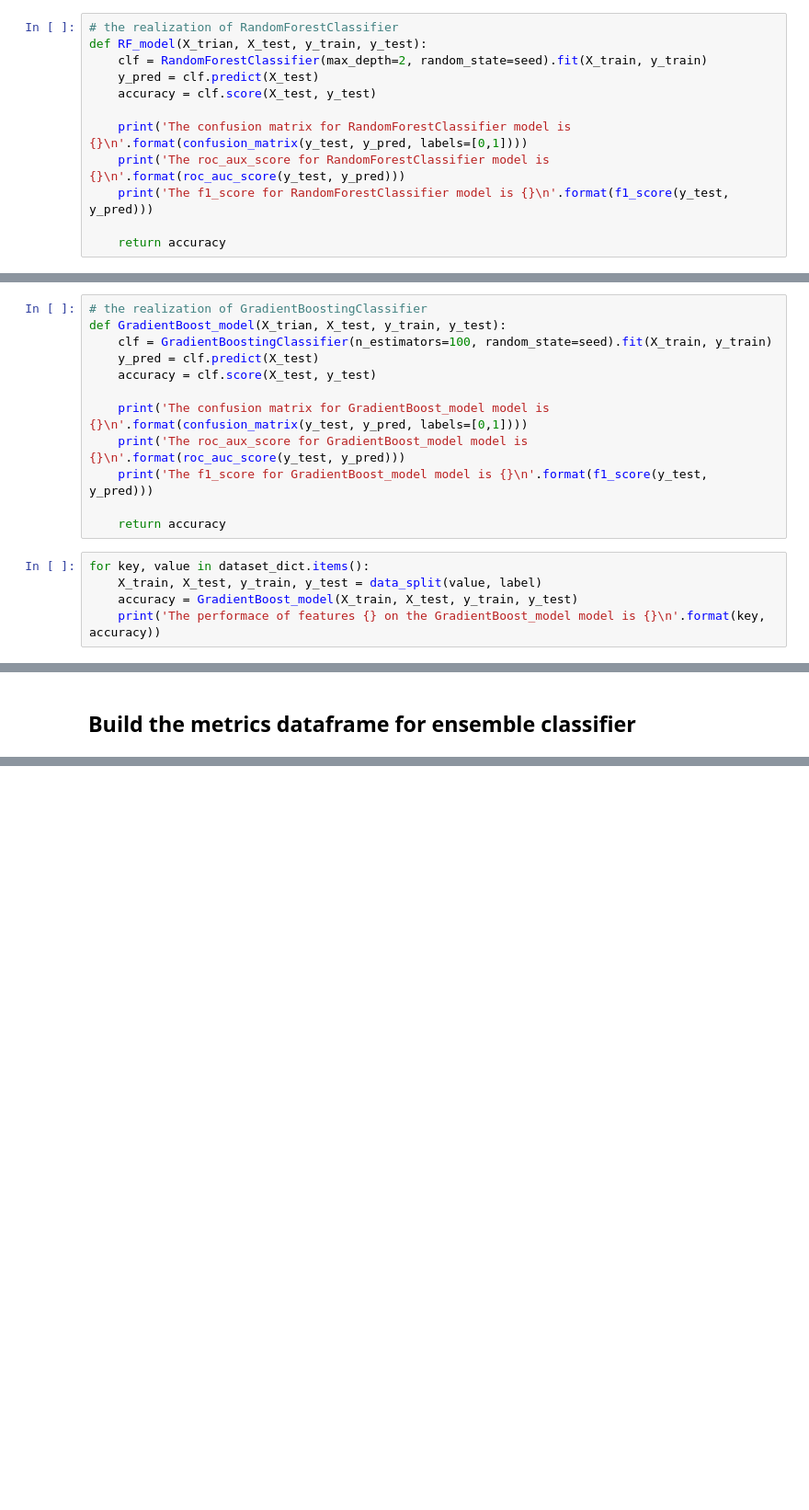
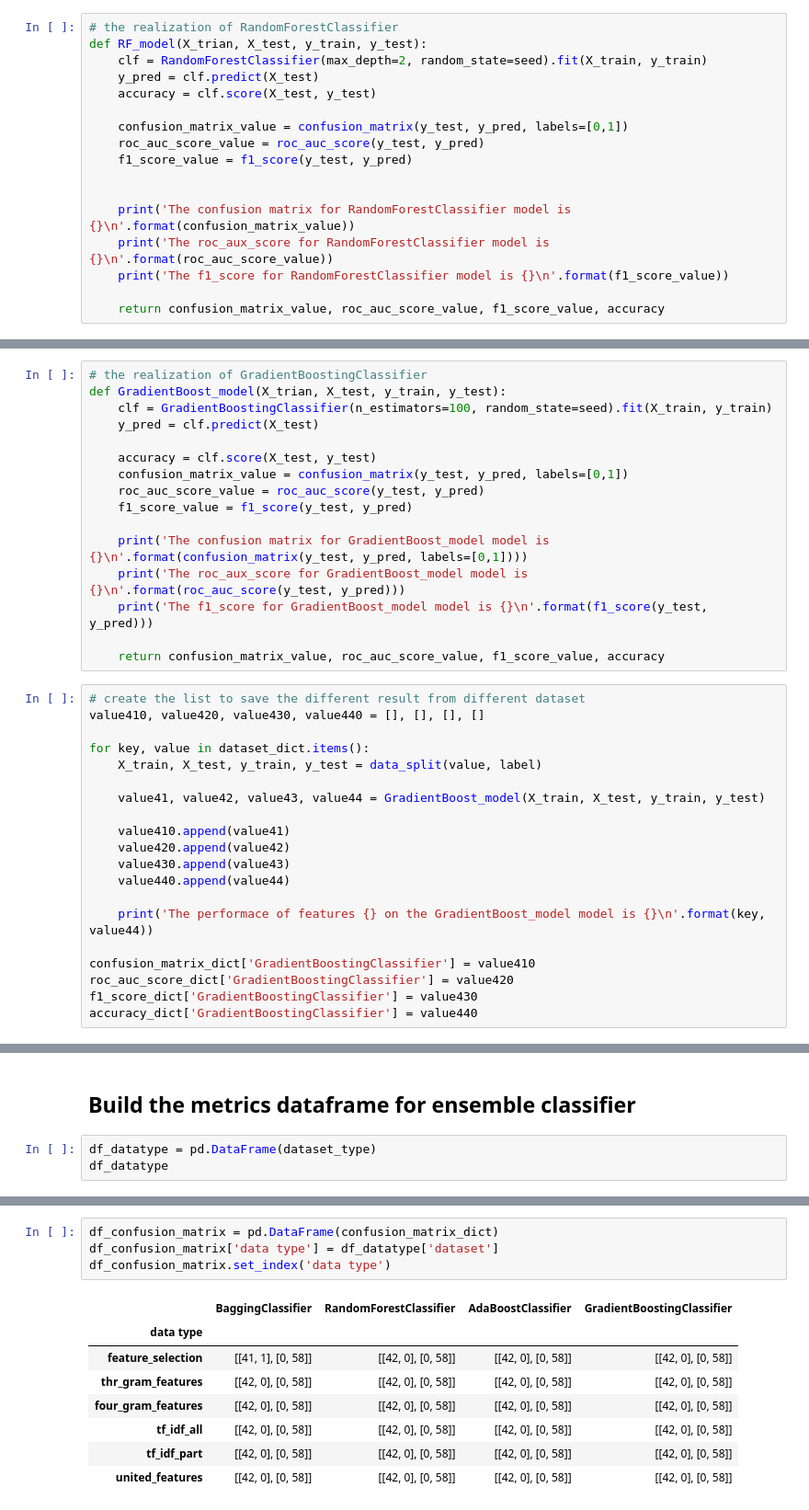
Before and after one commit to Wapiti08/Defense_Evasion_with_GAN, a Jupyter notebook: Classifier/ensemble_classifier_comparison.ipynb, the cells around one changed output, grey strips where cells are left out. Shown: that part at 92% size. Cells and saved outputs as stored; diff of their text form; blank space fills up the shorter version.

Commit message:
finished GAN-classifier

```diff
--- a/Classifier/ensemble_classifier_comparison.ipynb
+++ b/Classifier/ensemble_classifier_comparison.ipynb
@@ -113,9 +147,14 @@ def RF_model(X_trian, X_test, y_train, y_test):
     y_pred = clf.predict(X_test)
     accuracy = clf.score(X_test, y_test)
 
-    print('The confusion matrix for RandomForestClassifier model is {}\n'.format(confusion_matrix(y_test, y_pred, labels=[0,1])))
-    print('The roc_aux_score for RandomForestClassifier model is {}\n'.format(roc_auc_score(y_test, y_pred)))
-    print('The f1_score for RandomForestClassifier model is {}\n'.format(f1_score(y_test, y_pred)))
+    confusion_matrix_value = confusion_matrix(y_test, y_pred, labels=[0,1])
+    roc_auc_score_value = roc_auc_score(y_test, y_pred)
+    f1_score_value = f1_score(y_test, y_pred)
 
-    return accuracy
+
+    print('The confusion matrix for RandomForestClassifier model is {}\n'.format(confusion_matrix_value))
+    print('The roc_aux_score for RandomForestClassifier model is {}\n'.format(roc_auc_score_value))
+    print('The f1_score for RandomForestClassifier model is {}\n'.format(f1_score_value))
+
+    return confusion_matrix_value, roc_auc_score_value, f1_score_value, accuracy
 # %%
@@ -185,18 +257,37 @@ The performace of features united_features on the RandomForestClassifier model i
 def GradientBoost_model(X_trian, X_test, y_train, y_test):
     clf = GradientBoostingClassifier(n_estimators=100, random_state=seed).fit(X_train, y_train)
     y_pred = clf.predict(X_test)
+
     accuracy = clf.score(X_test, y_test)
+    confusion_matrix_value = confusion_matrix(y_test, y_pred, labels=[0,1])
+    roc_auc_score_value = roc_auc_score(y_test, y_pred)
+    f1_score_value = f1_score(y_test, y_pred)
 
     print('The confusion matrix for GradientBoost_model model is {}\n'.format(confusion_matrix(y_test, y_pred, labels=[0,1])))
     print('The roc_aux_score for GradientBoost_model model is {}\n'.format(roc_auc_score(y_test, y_pred)))
     print('The f1_score for GradientBoost_model model is {}\n'.format(f1_score(y_test, y_pred)))
 
-    return accuracy
+    return confusion_matrix_value, roc_auc_score_value, f1_score_value, accuracy
 # %%
+# create the list to save the different result from different dataset
+value410, value420, value430, value440 = [], [], [], []
+
 for key, value in dataset_dict.items():
     X_train, X_test, y_train, y_test = data_split(value, label)
-    accuracy = GradientBoost_model(X_train, X_test, y_train, y_test)
-    print('The performace of features {} on the GradientBoost_model model is {}\n'.format(key, accuracy))
+
+    value41, value42, value43, value44 = GradientBoost_model(X_train, X_test, y_train, y_test)
+
+    value410.append(value41)
+    value420.append(value42)
+    value430.append(value43)
+    value440.append(value44)
+
+    print('The performace of features {} on the GradientBoost_model model is {}\n'.format(key, value44))
+
+confusion_matrix_dict['GradientBoostingClassifier'] = value410
+roc_auc_score_dict['GradientBoostingClassifier'] = value420
+f1_score_dict['GradientBoostingClassifier'] = value430
+accuracy_dict['GradientBoostingClassifier'] = value440
 # %% [output]
 The confusion matrix for GradientBoost_model model is [[42  0]
  [ 0 58]]
@@ -217,3 +308,6 @@ The f1_score for GradientBoost_model model is 1.0
 The performace of features united_features on the GradientBoost_model model is 1.0
 # %% [markdown]
 ## Build the metrics dataframe for ensemble classifier
+# %%
+df_datatype = pd.DataFrame(dataset_type)
+df_datatype
@@ -219,0 +324,13 @@ The performace of features united_features on the GradientBoost_model model is 1
+# %%
+df_confusion_matrix = pd.DataFrame(confusion_matrix_dict)
+df_confusion_matrix['data type'] = df_datatype['dataset']
+df_confusion_matrix.set_index('data type')
+# %% [output]
+|  | BaggingClassifier | RandomForestClassifier | AdaBoostClassifier | GradientBoostingClassifier |
+| data type |  |  |  |  |
+| feature_selection | [[41, 1], [0, 58]] | [[42, 0], [0, 58]] | [[42, 0], [0, 58]] | [[42, 0], [0, 58]] |
+| thr_gram_features | [[42, 0], [0, 58]] | [[42, 0], [0, 58]] | [[42, 0], [0, 58]] | [[42, 0], [0, 58]] |
+| four_gram_features | [[42, 0], [0, 58]] | [[42, 0], [0, 58]] | [[42, 0], [0, 58]] | [[42, 0], [0, 58]] |
+| tf_idf_all | [[42, 0], [0, 58]] | [[42, 0], [0, 58]] | [[42, 0], [0, 58]] | [[42, 0], [0, 58]] |
+| tf_idf_part | [[42, 0], [0, 58]] | [[42, 0], [0, 58]] | [[42, 0], [0, 58]] | [[42, 0], [0, 58]] |
+| united_features | [[42, 0], [0, 58]] | [[42, 0], [0, 58]] | [[42, 0], [0, 58]] | [[42, 0], [0, 58]] |
```
Also changed, not shown: parts of 17 cells of this notebook, 42 other files.
